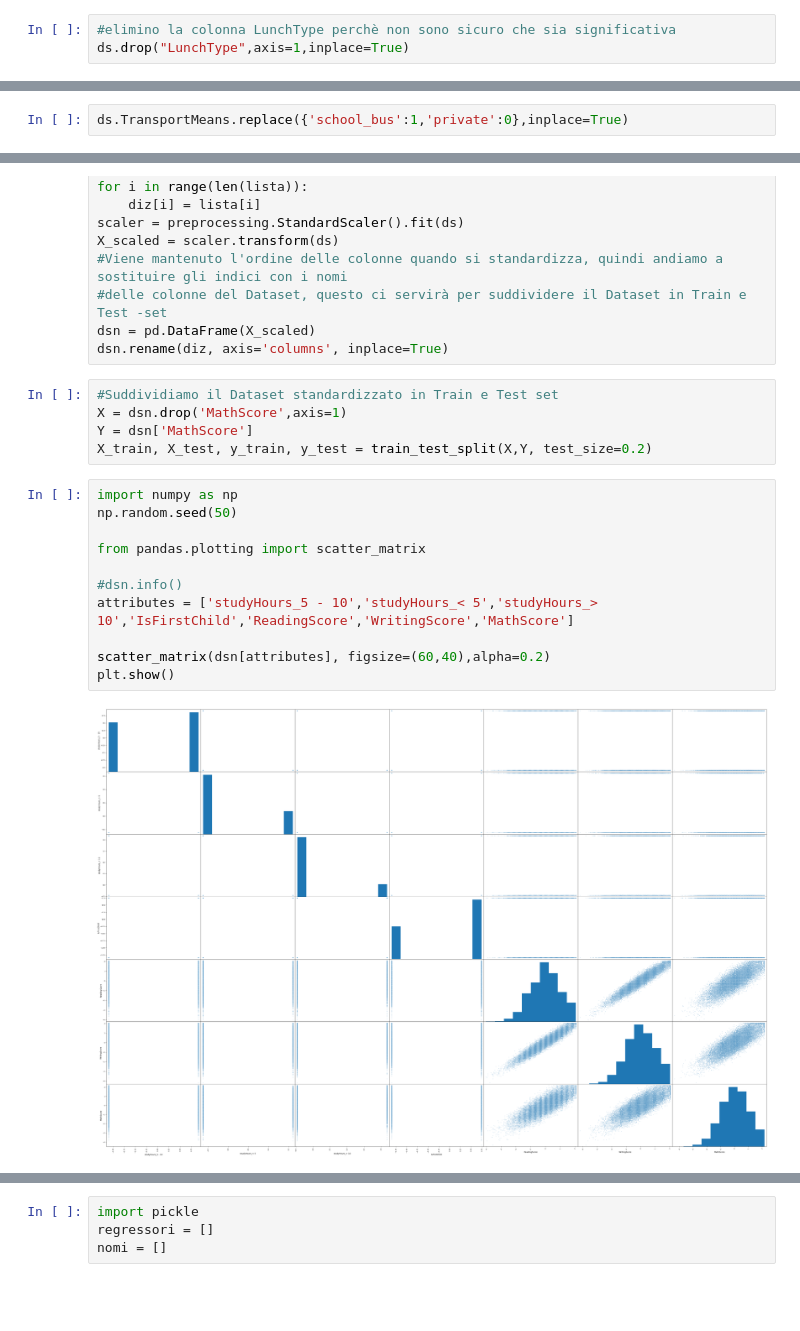
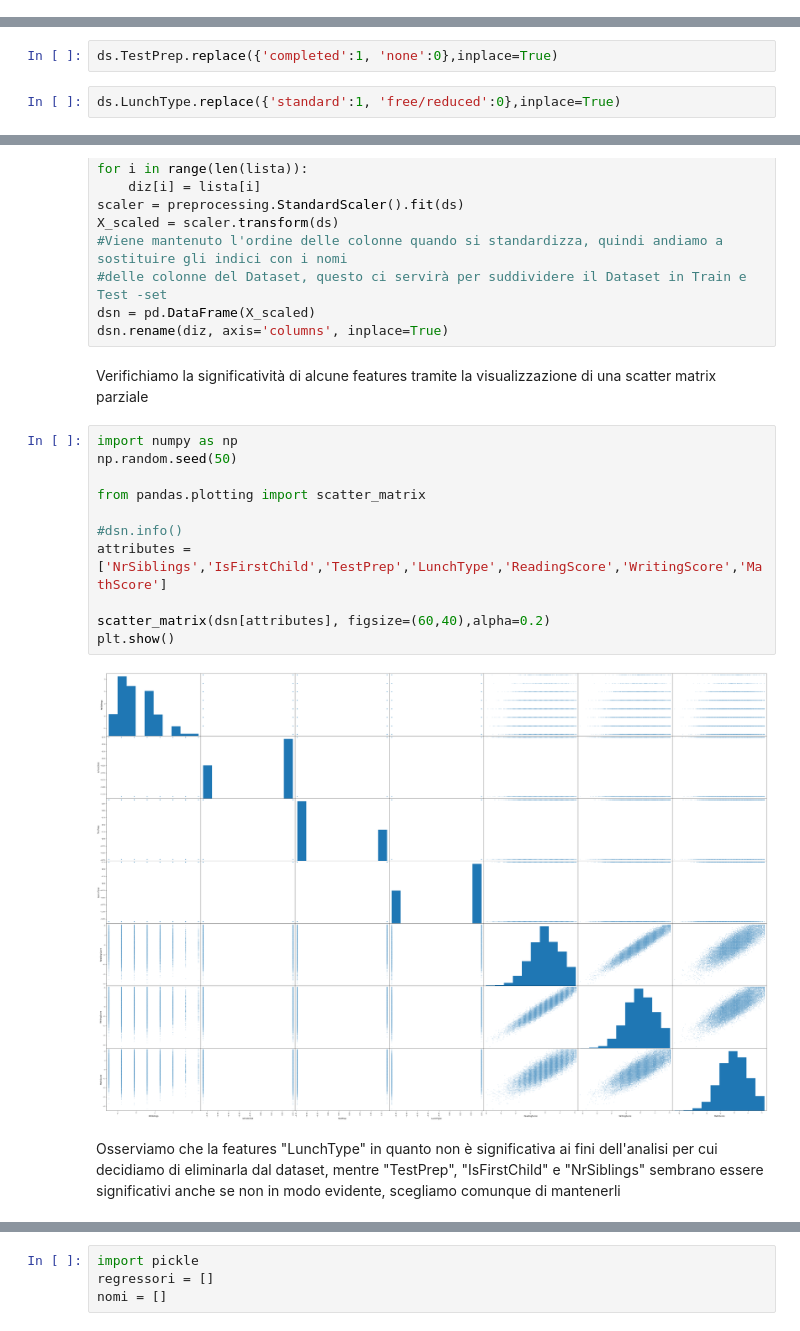
Before and after one commit to NicolaGabriele/StudentsExamScoresProject, a Jupyter notebook: SEProjectv2.ipynb, the cells around one changed output, grey strips where cells are left out. Saved outputs shown, nothing was run; the diff lists cells and outputs as text; blank space fills up the shorter version.

```diff
--- a/SEProjectv2.ipynb
+++ b/SEProjectv2.ipynb
@@ -69,3 +76,0 @@ ds.drop("Unnamed: 0",axis=1,inplace=True)
-# %%
-#elimino la colonna LunchType perchè non sono sicuro che sia significativa
-ds.drop("LunchType",axis=1,inplace=True)
@@ -250,10 +105,12 @@ ds.head(10)
 # %%
 ds.IsFirstChild.replace({'yes':1,'no':0},inplace=True)
-# %%
-ds.TransportMeans.replace({'school_bus':1,'private':0},inplace=True)
 # %%
 ds_= pd.get_dummies(ds['WklyStudyHours'], prefix='studyHours')
 ds = ds.join(ds_).drop('WklyStudyHours',axis=1)
+# %%
+ds.TestPrep.replace({'completed':1, 'none':0},inplace=True)
+# %%
+ds.LunchType.replace({'standard':1, 'free/reduced':0},inplace=True)
 # %%
 ds.head(10)
 # %% [output]
@@ -312,21 +141,20 @@ X_scaled = scaler.transform(ds)
 #delle colonne del Dataset, questo ci servirà per suddividere il Dataset in Train e Test -set
 dsn = pd.DataFrame(X_scaled)
 dsn.rename(diz, axis='columns', inplace=True)
-# %%
-#Suddividiamo il Dataset standardizzato in Train e Test set
-X = dsn.drop('MathScore',axis=1)
-Y = dsn['MathScore']
-X_train, X_test, y_train, y_test = train_test_split(X,Y, test_size=0.2)
+# %% [markdown]
+<p> Verifichiamo la significatività di alcune features tramite la visualizzazione di una scatter matrix parziale</p>
 # %%
 import numpy as np
 np.random.seed(50)
 
 from pandas.plotting import scatter_matrix
 
 #dsn.info()
-attributes = ['studyHours_5 - 10','studyHours_< 5','studyHours_> 10','IsFirstChild','ReadingScore','WritingScore','MathScore']
+attributes = ['NrSiblings','IsFirstChild','TestPrep','LunchType','ReadingScore','WritingScore','MathScore']
 
 scatter_matrix(dsn[attributes], figsize=(60,40),alpha=0.2)
 plt.show()
 # %% [output]
-[figure, old version]
+[figure, new version]
+# %% [markdown]
+<p>Osserviamo che la features "LunchType" in quanto non è significativa ai fini dell'analisi per cui decidiamo di eliminarla dal dataset, mentre "TestPrep", "IsFirstChild" e "NrSiblings" sembrano essere significativi anche se non in modo evidente, scegliamo comunque di mantenerli</p>
```
Also changed, not shown: parts of 83 cells of this notebook, 4 other files.
